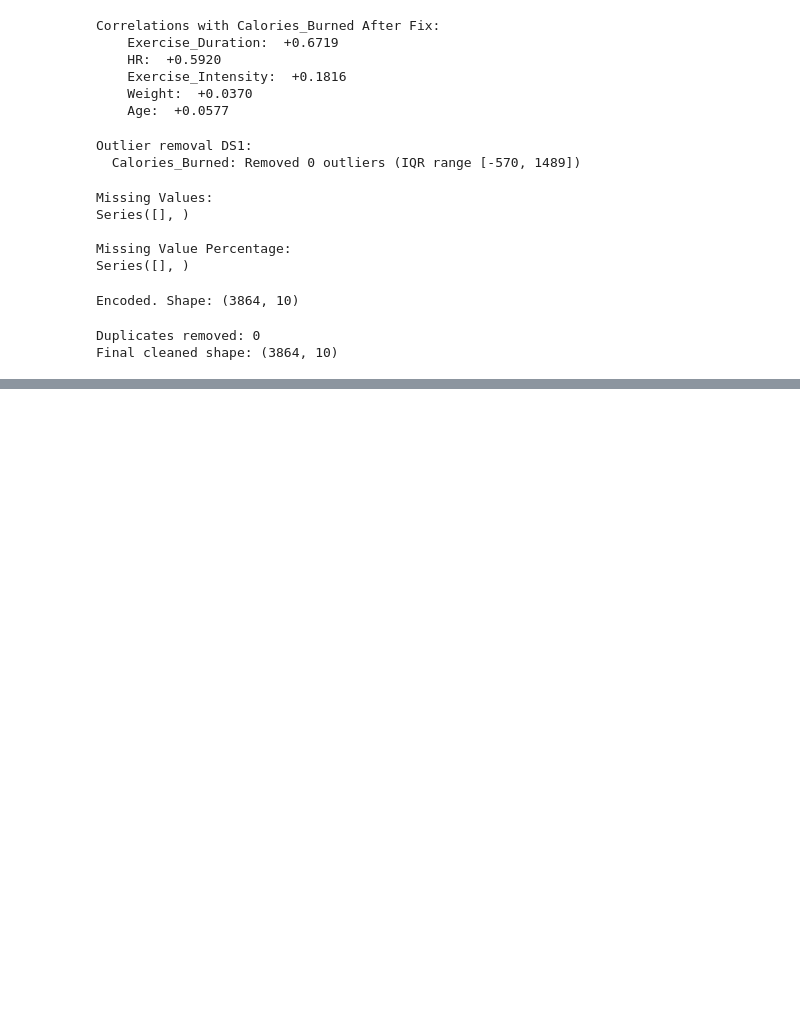
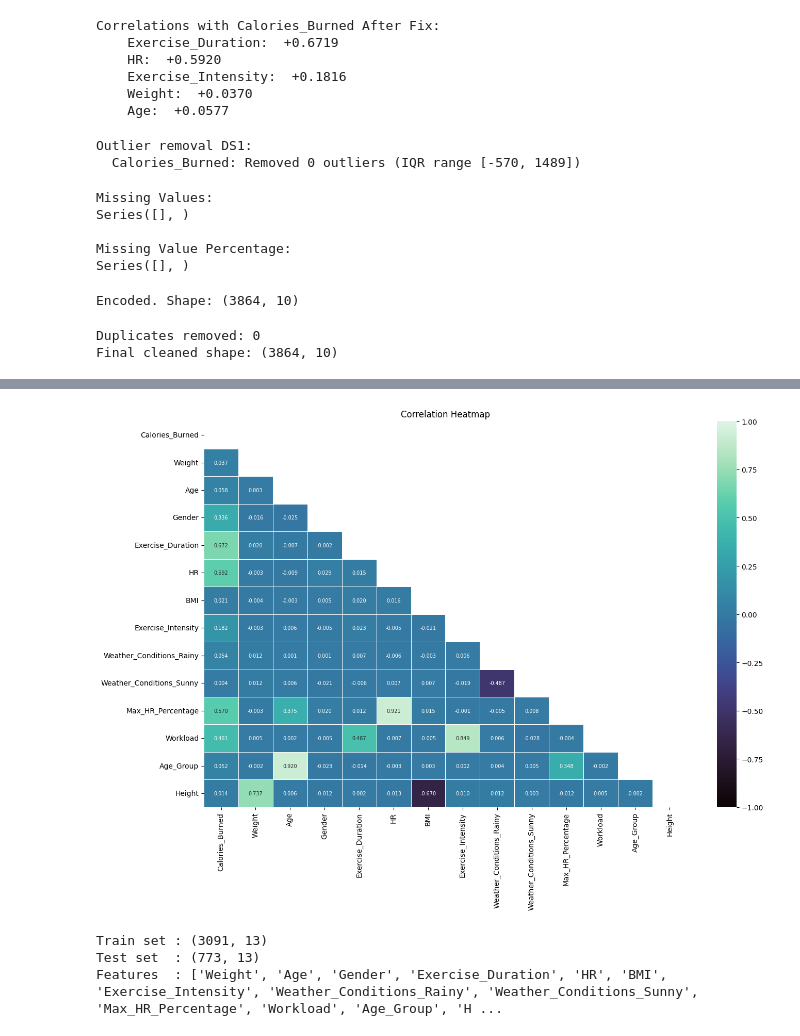
Before and after one commit to heyisula/caloriesense, a Jupyter notebook: trainV4.ipynb, the cells around one changed output, grey strips where cells are left out. Saved outputs shown, nothing was run; the diff lists cells and outputs as text; code cells hidden in the pictures; blank space fills up the shorter version.

```diff
--- a/trainV4.ipynb
+++ b/trainV4.ipynb
@@ -258,0 +323,40 @@ dtype: object
+# %%
+numericDf = dfClean.select_dtypes(include='number')
+corr = numericDf.corr()
+plt.figure(figsize=(14, 10))
+mask = np.triu(np.ones_like(corr, dtype=bool))
+sns.heatmap(corr, mask=mask,  annot=True, fmt='.3f', cmap='mako',
+            vmin=-1, vmax=1, linewidths=0.5, annot_kws={'size': 7})
+plt.title('Correlation Heatmap')
+plt.tight_layout();
+plt.savefig('out/correlation_heatmap.png', dpi=300)
+plt.show()
+# %% [output]
+[figure, added]
+# %%
+TARGET_LEAK_COLS = {'Calories_Burned'}
+
+numericOnlyDf = dfClean.select_dtypes(include='number')
+CANDIDATE_FEATURES = [
+    c for c in numericOnlyDf.columns
+    if c not in TARGET_LEAK_COLS
+]
+
+X_all = numericOnlyDf[CANDIDATE_FEATURES].copy()
+y_all = numericOnlyDf['Calories_Burned'].copy()
+
+X_train, X_test, y_train, y_test = train_test_split(
+    X_all, y_all, test_size=0.20, random_state=RANDOM_STATE
+)
+
+_idx = y_test.index
+y_test_raw = y_test
+y_train_raw = y_train
+
+print(f'Train set : {X_train.shape}')
+print(f'Test set  : {X_test.shape}')
+print(f'Features  : {X_train.columns.tolist()}')
+# %% [output]
+Train set : (3091, 13)
+Test set  : (773, 13)
+Features  : ['Weight', 'Age', 'Gender', 'Exercise_Duration', 'HR', 'BMI', 'Exercise_Intensity', 'Weather_Conditions_Rainy', 'Weather_Conditions_Sunny', 'Max_HR_Percentage', 'Workload', 'Age_Group', 'H ...
```
Also changed, not shown: parts of 21 cells of this notebook, 3 other files.
